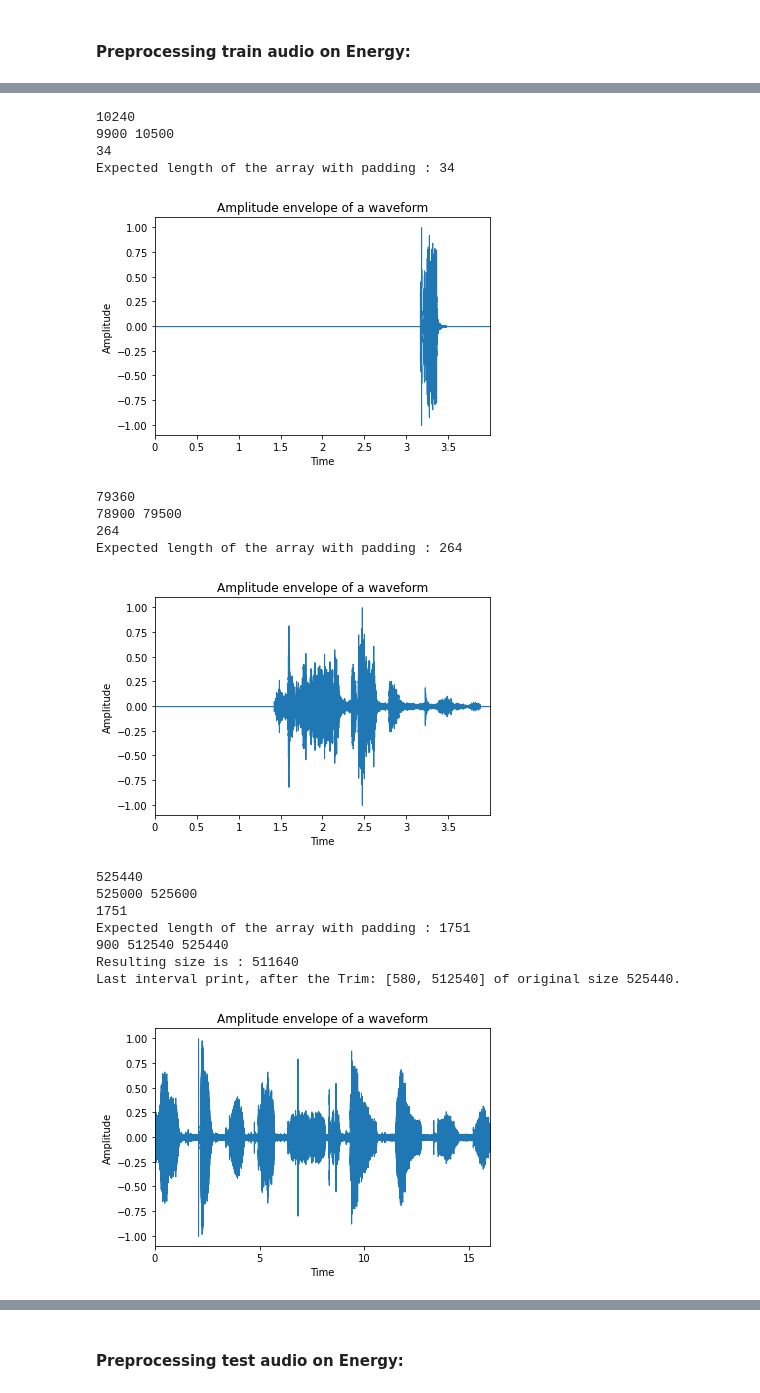
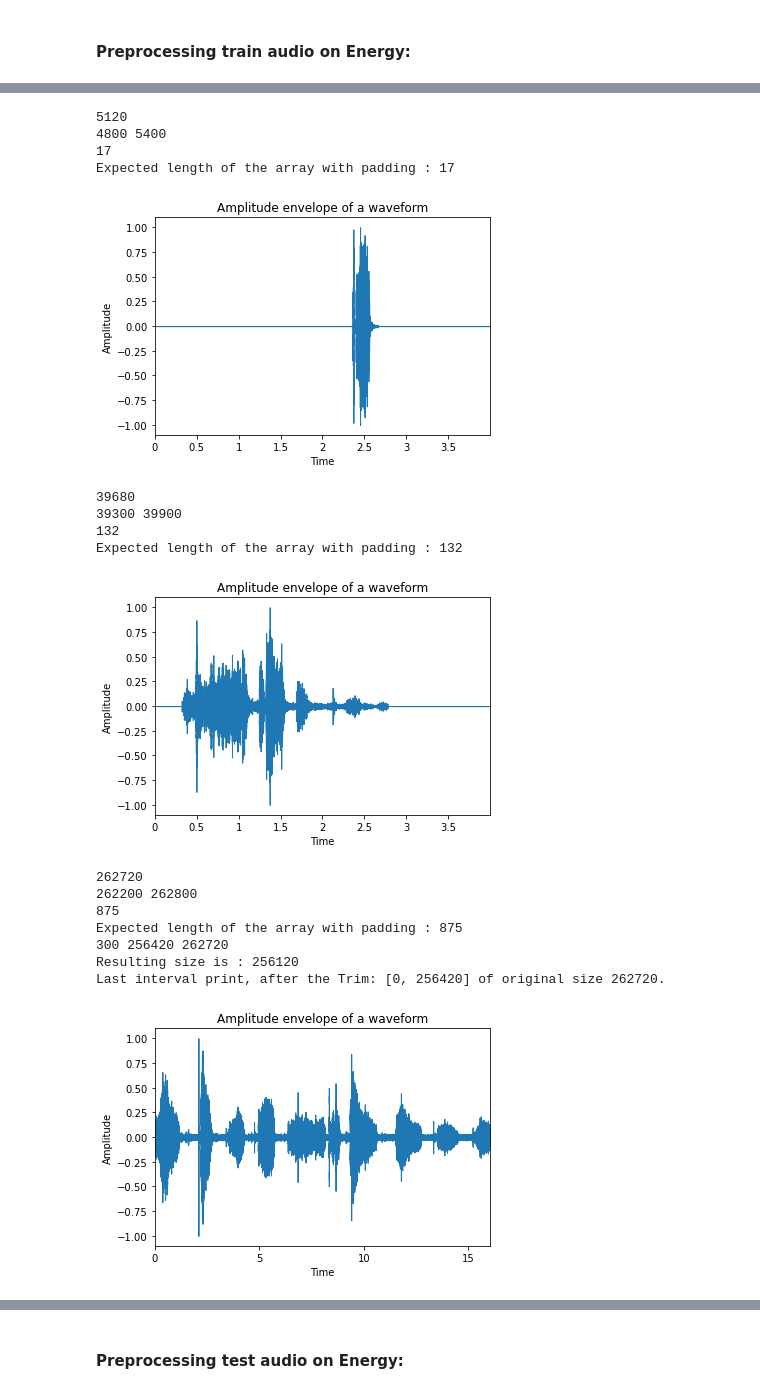
Before and after one commit to Learningchipmunk/SincNet_v2.0, a Jupyter notebook: Pre-processing_audio_files_to_Tensors.ipynb, the cells around one changed output, grey strips where cells are left out. Cells and saved outputs as stored; diff of their text form; code cells hidden in the pictures.

```diff
--- a/Pre-processing_audio_files_to_Tensors.ipynb
+++ b/Pre-processing_audio_files_to_Tensors.ipynb
@@ -426,7 +427,11 @@ def preprocess(targetSamplingRate,
         print("Please set a value for the threshold var.")
         return -1
 
-
+   # Folder creation if the folder path does not exist:
+    try:
+        os.stat(path_to_save)
+    except:
+        os.mkdir(path_to_save)
 
 
     for i, filename in enumerate(AudioFiles):
@@ -535,10 +540,10 @@ Storing_Data(storing_data)
 TrimWithEnergy = True
 
 ## Path to write Tensors:
-writingDirAudioTrain_Tensors_3 = "Data/Audio_Tensors/Train/Preprocessed_withEnergy_AudioTensors_Window4000ms_Random0Padding/"
+writingDirAudioTrain_Tensors_3 = "Data/Audio_Tensors/Train/Preprocessed_withEnergy_AudioTensors_Window4000ms_16kHz_Random0Padding/"
 
 ## Parameters used to read audio files:
-targetSamplingRate = 32000
+targetSamplingRate = 16000
 trainAudioFiles
 dir_audio_train
 
@@ -587,18 +592,18 @@ Expected length of the array with padding : 170
-10240
-9900 10500
-34
-Expected length of the array with padding : 34
+5120
+4800 5400
+17
+Expected length of the array with padding : 17
-[figure, old version]
+[figure, new version]
-79360
-78900 79500
-264
-Expected length of the array with padding : 264
+39680
+39300 39900
+132
+Expected length of the array with padding : 132
-[figure, old version]
+[figure, new version]
-525440
-525000 525600
-1751
-Expected length of the array with padding : 1751
-900 512540 525440
-Resulting size is : 511640
-Last interval print, after the Trim: [580, 512540] of original size 525440.
+262720
+262200 262800
+875
+Expected length of the array with padding : 875
+300 256420 262720
+Resulting size is : 256120
+Last interval print, after the Trim: [0, 256420] of original size 262720.
-[figure, old version]
+[figure, new version]
```
Also changed, not shown: parts of 3 cells of this notebook, 20 other files.
